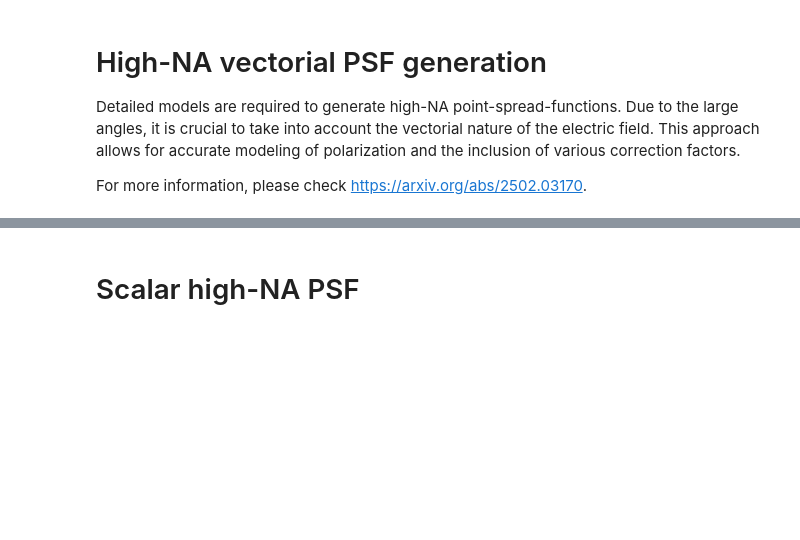
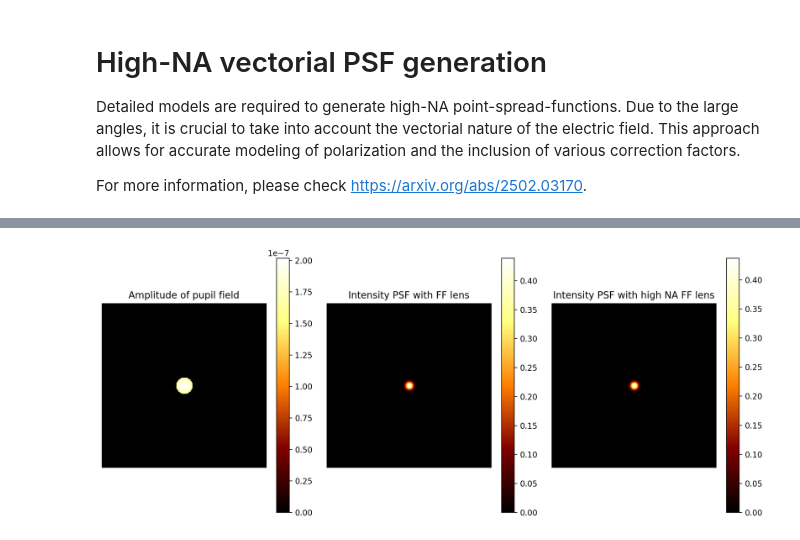
Before and after one commit to jon-dong/chromatix, a Jupyter notebook: docs/examples/highNA_PSF.ipynb, the cells around one changed output, grey strips where cells are left out. Drawn from its saved outputs; the diff is of its cells as text; code cells hidden in the pictures; blank space fills up the shorter version.

```diff
--- a/docs/examples/highNA_PSF.ipynb
+++ b/docs/examples/highNA_PSF.ipynb
@@ -33,3 +36 @@ dx = 2 * correction / min(pupil_shape)
-# %% [markdown]
-# Scalar high-NA PSF
 # %%
@@ -55 +53,22 @@ psf_scalar = jnp.abs(field.u.squeeze()) ** 2
+# %%
+plt.figure(figsize=(12, 5))
+plt.subplot(1, 3, 1)
+plt.imshow(jnp.abs(field_pup0.u.squeeze()) ** 2, cmap="afmhot")
+plt.title("Amplitude of pupil field")
+plt.axis("off")
+plt.colorbar()
+plt.subplot(1, 3, 2)
+plt.imshow(psf_ff_lens, cmap="afmhot")
+plt.title("Intensity PSF with FF lens")
+plt.axis("off")
+plt.colorbar()
+plt.subplot(1, 3, 3)
+plt.imshow(psf_high_na, cmap="afmhot")
+plt.title("Intensity PSF with high NA FF lens")
+plt.axis("off")
+plt.colorbar()
+plt.tight_layout()
+plt.show()
+# %% [output]
+[figure, added]
 # %%
```
Also changed, not shown: parts of 13 cells of this notebook, 1 other file.
